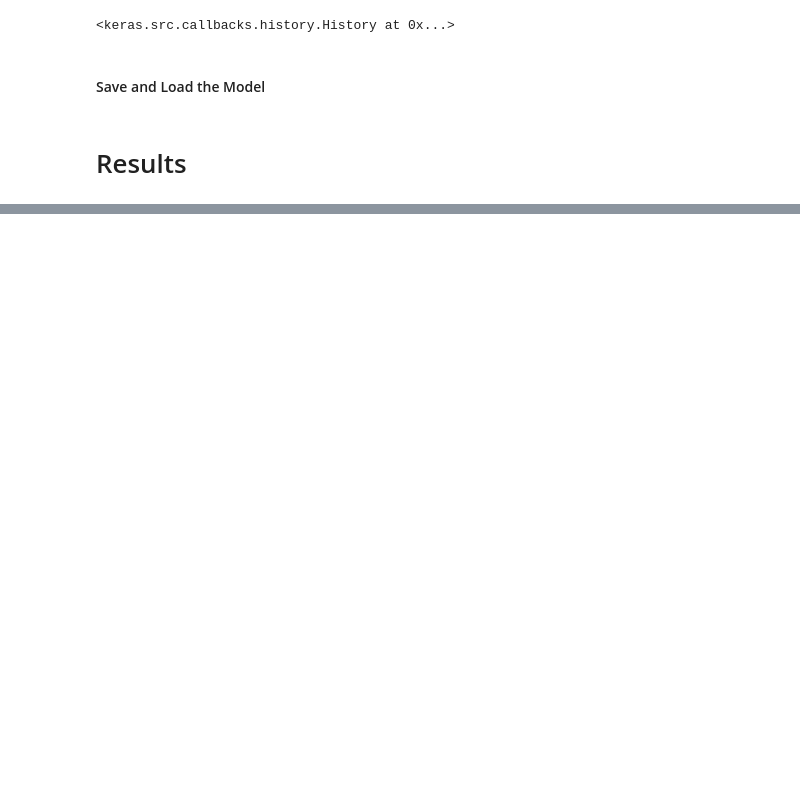
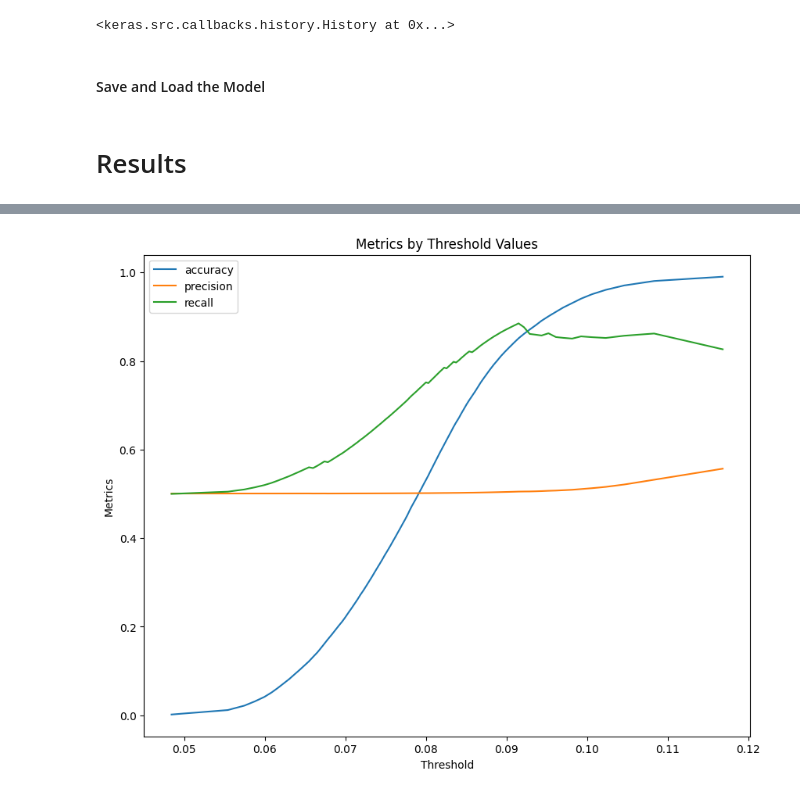
Before and after one commit to santhoshkavi123/DeepLearning, a Jupyter notebook: AutoEncoder/FraudDetection_AE.ipynb, the cells around one changed output, grey strips where cells are left out. Drawn from its saved outputs; the diff is of its cells as text; code cells hidden in the pictures; blank space fills up the shorter version.

```diff
--- a/AutoEncoder/FraudDetection_AE.ipynb
+++ b/AutoEncoder/FraudDetection_AE.ipynb
@@ -275,0 +292,6 @@ mean_absolute_error(reconstruction, X_test.to_numpy())
+# %%
+# Creating a dataframe with reconstructing error and true x_test labels
+recons_df = pd.DataFrame({"reconstruction_error": reconstruction_error,
+              "True_labels": y_test})
+
+recons_df
@@ -275,0 +318,27 @@ mean_absolute_error(reconstruction, X_test.to_numpy())
+# %%
+def thresholdTuning(recons_df: pd.DataFrame, iterations:int):
+
+    # Focus on three metrics
+    thresh_dict = {
+        "thresh_value" : [],
+        "Accuracy" : [],
+        "Precision" : [],
+        "Recall" : []
+    }
+
+    for i in range(iterations):
+        thresh_value = recons_df["reconstruction_error"].quantile(i/iterations)
+        pred = recons_df["reconstruction_error"] > thresh_value
+        cr= classification_report(recons_df["True_labels"], pred, output_dict= True)
+
+        thresh_dict["thresh_value"].append(thresh_value)
+        thresh_dict["Accuracy"].append(cr["accuracy"])
+        thresh_dict["Precision"].append(cr["macro avg"]["precision"])
+        thresh_dict["Recall"].append(cr["macro avg"]["recall"])
+
+
+        print(f"Threshold: {thresh_value:.4f}\tAccuracy: {cr['accuracy']:.3f}\t\tPrecision: {cr['macro avg']['precision']:.3f}\tRecall Score: {cr['macro avg']['recall']:.3f}")
+
+    return pd.DataFrame(thresh_dict)
+# %%
+threshdict_df = thresholdTuning(recons_df=recons_df, iterations=100)
@@ -275,0 +363,12 @@ mean_absolute_error(reconstruction, X_test.to_numpy())
+# %%
+plt.figure(figsize=(10,8))
+plt.plot(threshdict_df['thresh_value'], threshdict_df['Accuracy'], label='accuracy')
+plt.plot(threshdict_df['thresh_value'], threshdict_df['Precision'], label='precision')
+plt.plot(threshdict_df['thresh_value'], threshdict_df['Recall'], label='recall')
+plt.xlabel('Threshold')
+plt.ylabel('Metrics')
+plt.title('Metrics by Threshold Values')
+plt.legend()
+plt.show()
+# %% [output]
+[figure, added]
```
Also changed, not shown: parts of 13 cells of this notebook, 2 other files.
